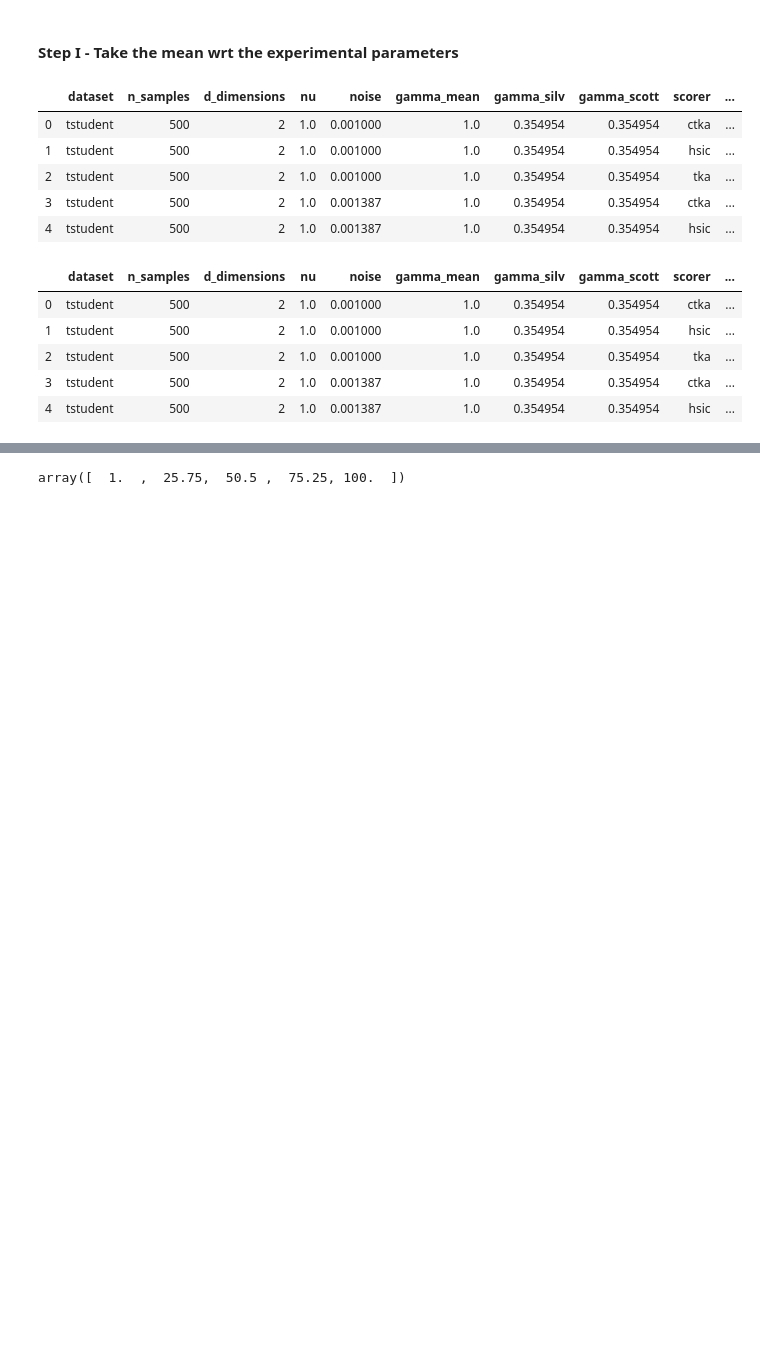
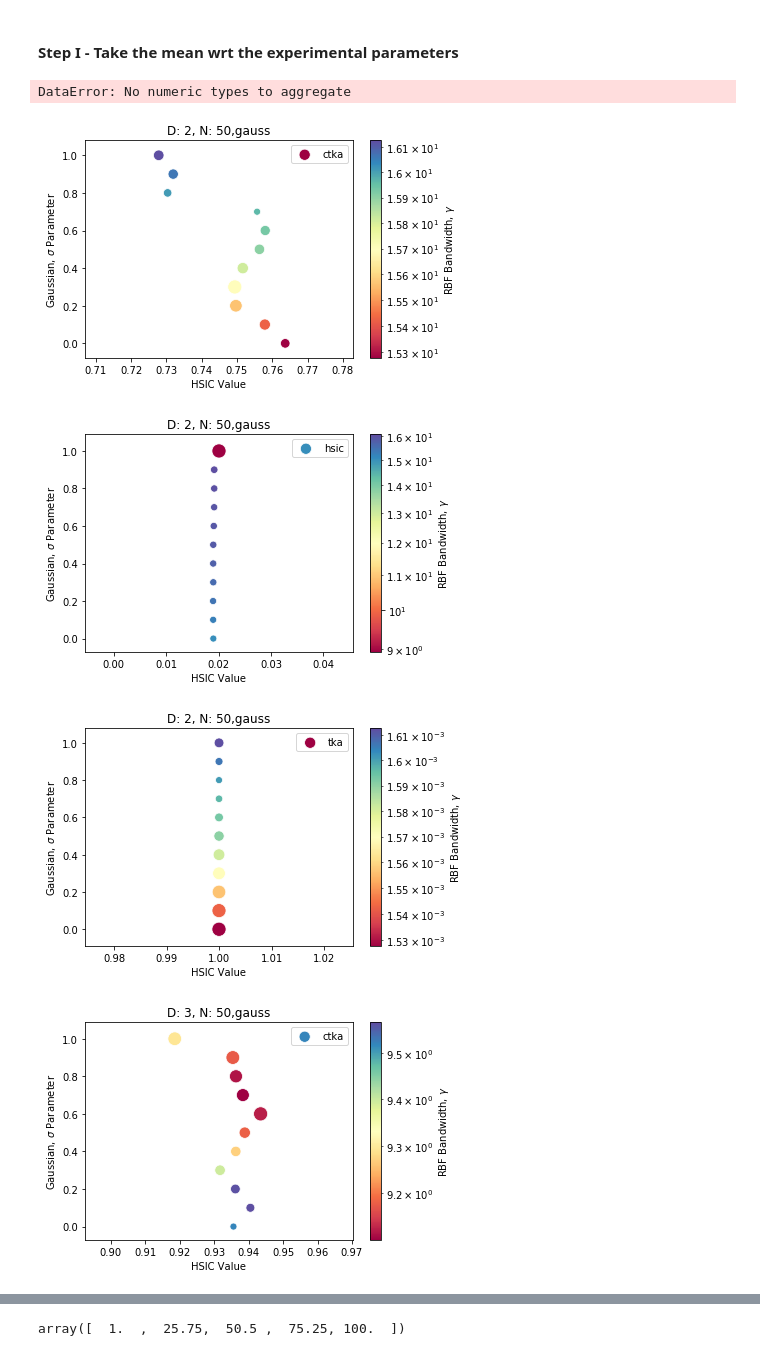
Before and after one commit to jejjohnson/hsic_alignment, a Jupyter notebook: notebooks/4_distributions/4_visualize_dimensions.ipynb, the cells around one changed output, grey strips where cells are left out. Saved outputs shown, nothing was run; the diff lists cells and outputs as text; code cells hidden in the pictures; blank space fills up the shorter version.

```diff
--- a/notebooks/4_distributions/4_visualize_dimensions.ipynb
+++ b/notebooks/4_distributions/4_visualize_dimensions.ipynb
@@ -137,28 +122,25 @@ results_tstudent.head()
 # %%
 exp_vars = [
+    'dataset',
+    'trial',
+    'n_samples',
     'd_dimensions',
-    'n_samples',
-    'dataset',
     'nu',
+    'std',
     'gamma',
+    'gamma_median',
+    'gamma_silv',
     'gamma_scott',
-    'gamma_silv',
-    'gamma_mean',
-    'noise',
+    'gamma_belkin',
     'scorer',
     'value'
 ]
 cols = results_tstudent.columns.tolist()
-cols.remove('trial')
-cols.remove('value')
-cols.remove('gamma')
+# cols.remove('trial')
+# cols.remove('value')
+# cols.remove('gamma')
 res = average_trials(results_tstudent)
 
 res.head()
 # %% [output]
-|  | dataset | n_samples | d_dimensions | nu | noise | gamma_mean | gamma_silv | gamma_scott | scorer | ... |
-| 0 | tstudent | 500 | 2 | 1.0 | 0.001000 | 1.0 | 0.354954 | 0.354954 | ctka | ... |
-| 1 | tstudent | 500 | 2 | 1.0 | 0.001000 | 1.0 | 0.354954 | 0.354954 | hsic | ... |
-| 2 | tstudent | 500 | 2 | 1.0 | 0.001000 | 1.0 | 0.354954 | 0.354954 | tka | ... |
-| 3 | tstudent | 500 | 2 | 1.0 | 0.001387 | 1.0 | 0.354954 | 0.354954 | ctka | ... |
-| 4 | tstudent | 500 | 2 | 1.0 | 0.001387 | 1.0 | 0.354954 | 0.354954 | hsic | ... |
+DataError: No numeric types to aggregate
@@ -179,10 +147 @@ def variance_trials(res_df):
-# %%
-res.head()
-# %% [output]
-|  | dataset | n_samples | d_dimensions | nu | noise | gamma_mean | gamma_silv | gamma_scott | scorer | ... |
-| 0 | tstudent | 500 | 2 | 1.0 | 0.001000 | 1.0 | 0.354954 | 0.354954 | ctka | ... |
-| 1 | tstudent | 500 | 2 | 1.0 | 0.001000 | 1.0 | 0.354954 | 0.354954 | hsic | ... |
-| 2 | tstudent | 500 | 2 | 1.0 | 0.001000 | 1.0 | 0.354954 | 0.354954 | tka | ... |
-| 3 | tstudent | 500 | 2 | 1.0 | 0.001387 | 1.0 | 0.354954 | 0.354954 | ctka | ... |
-| 4 | tstudent | 500 | 2 | 1.0 | 0.001387 | 1.0 | 0.354954 | 0.354954 | hsic | ... |
 # %%
@@ -237,6 +280,20 @@ def plot_tstudent(res_df, fixed_vars, save=True):
             fig.savefig(fig_path + save_name)
     return None
 # %%
-plot_groups = ['dataset', 'nu', 'n_samples', 'd_dimensions', 'dataset', ]
+plot_groups = ['dataset', 'n_samples', 'd_dimensions', 'dataset', ]
 
-subres = res.groupby(plot_groups)
+subres =  results_gaussian.groupby(plot_groups)
+# %%
+for igroup in subres:
+
+
+    igroup, fixed_vars = plot_prepare(igroup[1])
+
+    t = igroup
+
+    plot_gauss(igroup, fixed_vars, save=False)
+# %% [output]
+[figure, added]
+[figure, added]
+[figure, added]
+[figure, added]
```
Also changed, not shown: parts of 21 cells of this notebook, 2 other files.
